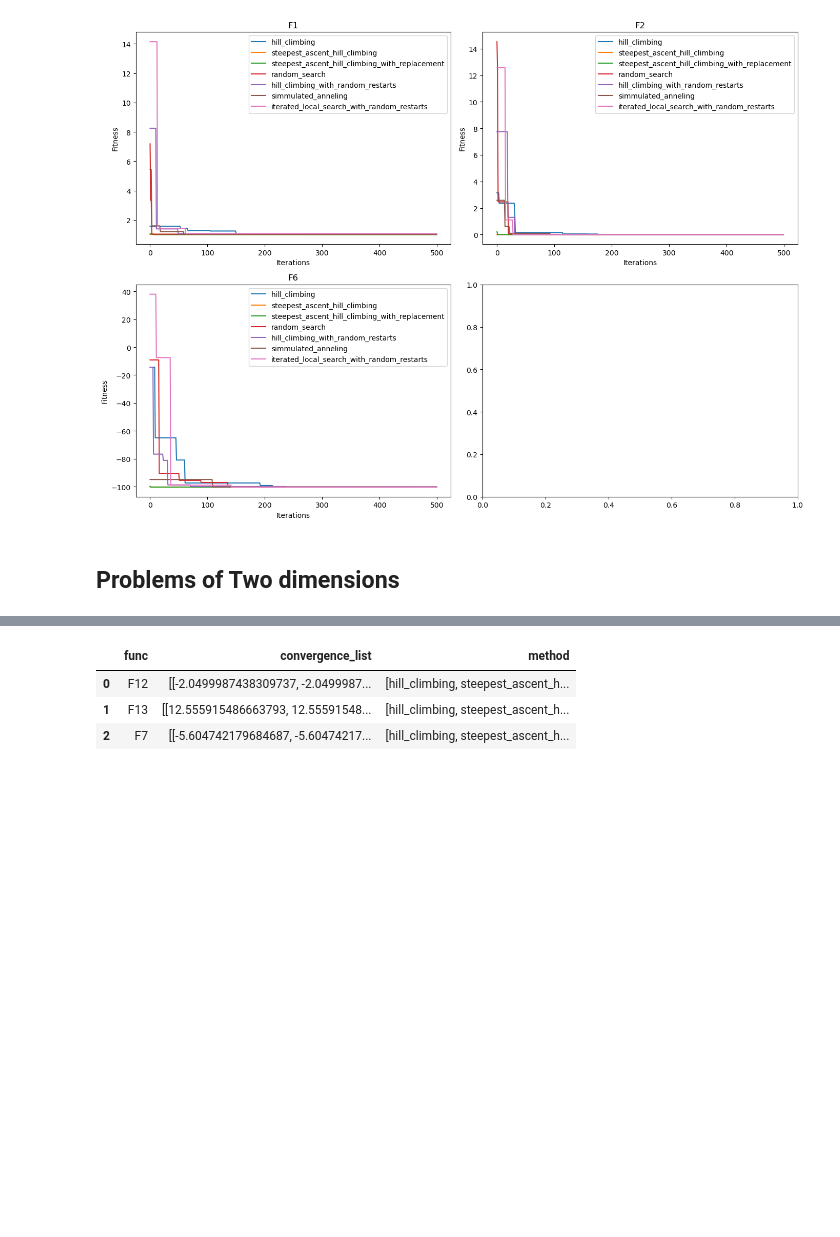
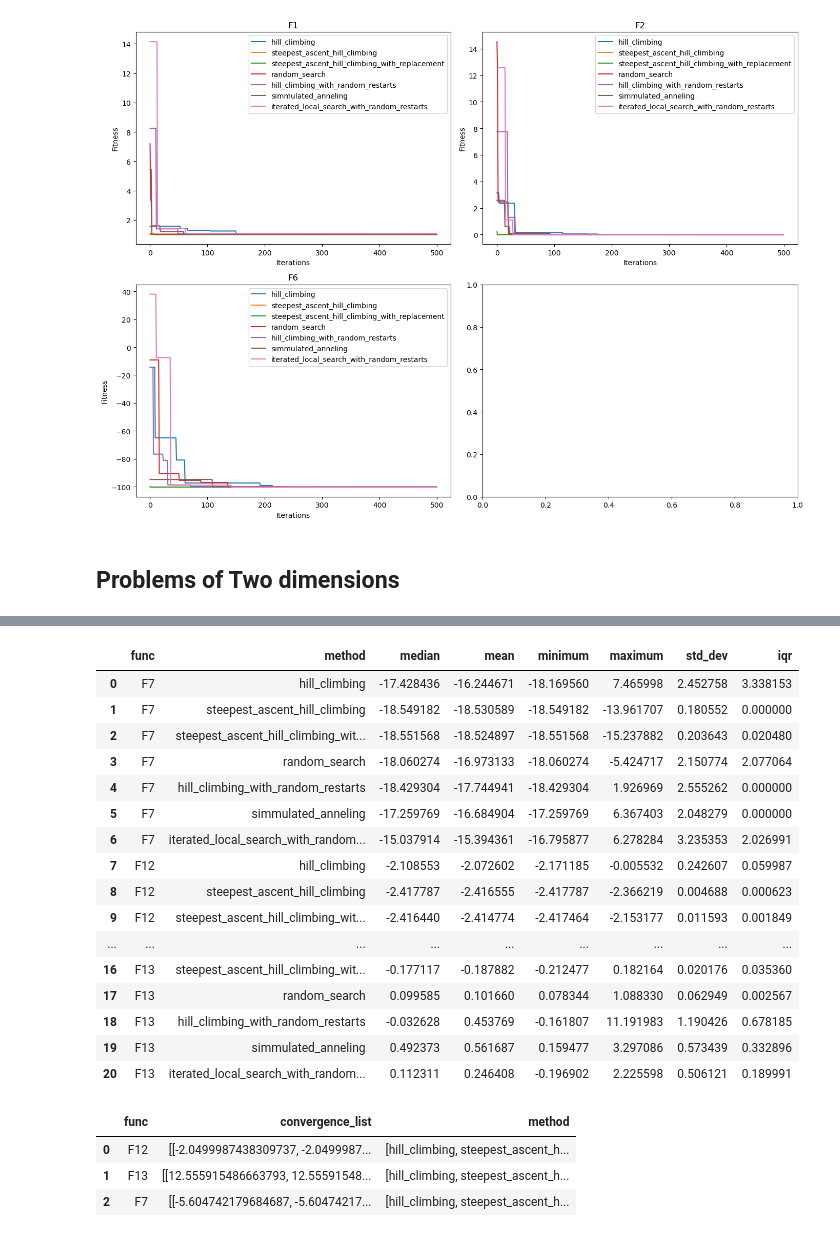
Before and after one commit to lemurianredmage/maestria-sandbox, a Jupyter notebook: Semestre-02/computo_evolutivo/evolutive-computer-algorithms/src/metaheuristics_methods_evaluation.ipynb, the cells around one changed output, grey strips where cells are left out. Saved outputs shown, nothing was run; the diff lists cells and outputs as text; code cells hidden in the pictures; blank space fills up the shorter version.

```diff
--- a/Semestre-02/computo_evolutivo/evolutive-computer-algorithms/src/metaheuristics_methods_evaluation.ipynb
+++ b/Semestre-02/computo_evolutivo/evolutive-computer-algorithms/src/metaheuristics_methods_evaluation.ipynb
@@ -45,6 +76,26 @@ two_dimensions_df.head(5)
 | 2 | F7 | steepest_ascent_hill_climbing_wit... | {'maxStep': 20, 'number_experimen... | 2 | [-17.185894285541217, -17.1858942... | 9.034733 | -18.544235 | ... |
 | 3 | F7 | random_search | {'maxStep': 20, 'number_experimen... | 2 | [-6.55354242933498, -11.641688983... | 8.914998 | -16.429763 | ... |
 | 4 | F7 | hill_climbing_with_random_restarts | {'maxStep': 20, 'number_experimen... | 2 | [-2.81451309514819, -2.8145130951... | 8.999212 | -17.227676 | ... |
+# %%
+two_dimensions_df[['func', 'method', 'median', 'mean', 'minimum', 'maximum', 'std_dev', 'iqr']].head(22)
+# %% [output]
+|  | func | method | median | mean | minimum | maximum | std_dev | iqr |
+| 0 | F7 | hill_climbing | -17.428436 | -16.244671 | -18.169560 | 7.465998 | 2.452758 | 3.338153 |
+| 1 | F7 | steepest_ascent_hill_climbing | -18.549182 | -18.530589 | -18.549182 | -13.961707 | 0.180552 | 0.000000 |
+| 2 | F7 | steepest_ascent_hill_climbing_wit... | -18.551568 | -18.524897 | -18.551568 | -15.237882 | 0.203643 | 0.020480 |
+| 3 | F7 | random_search | -18.060274 | -16.973133 | -18.060274 | -5.424717 | 2.150774 | 2.077064 |
+| 4 | F7 | hill_climbing_with_random_restarts | -18.429304 | -17.744941 | -18.429304 | 1.926969 | 2.555262 | 0.000000 |
+| 5 | F7 | simmulated_anneling | -17.259769 | -16.684904 | -17.259769 | 6.367403 | 2.048279 | 0.000000 |
+| 6 | F7 | iterated_local_search_with_random... | -15.037914 | -15.394361 | -16.795877 | 6.278284 | 3.235353 | 2.026991 |
+| 7 | F12 | hill_climbing | -2.108553 | -2.072602 | -2.171185 | -0.005532 | 0.242607 | 0.059987 |
+| 8 | F12 | steepest_ascent_hill_climbing | -2.417787 | -2.416555 | -2.417787 | -2.366219 | 0.004688 | 0.000623 |
+| 9 | F12 | steepest_ascent_hill_climbing_wit... | -2.416440 | -2.414774 | -2.417464 | -2.153177 | 0.011593 | 0.001849 |
+| ... | ... | ... | ... | ... | ... | ... | ... | ... |
+| 16 | F13 | steepest_ascent_hill_climbing_wit... | -0.177117 | -0.187882 | -0.212477 | 0.182164 | 0.020176 | 0.035360 |
+| 17 | F13 | random_search | 0.099585 | 0.101660 | 0.078344 | 1.088330 | 0.062949 | 0.002567 |
+| 18 | F13 | hill_climbing_with_random_restarts | -0.032628 | 0.453769 | -0.161807 | 11.191983 | 1.190426 | 0.678185 |
+| 19 | F13 | simmulated_anneling | 0.492373 | 0.561687 | 0.159477 | 3.297086 | 0.573439 | 0.332896 |
+| 20 | F13 | iterated_local_search_with_random... | 0.112311 | 0.246408 | -0.196902 | 2.225598 | 0.506121 | 0.189991 |
 # %%
 two_dimensions_df_group_by_function = GraphResults.prepare_results_to_graph(two_dimensions_df)
 # %%
```
Also changed, not shown: parts of 8 cells of this notebook, 9 other files.
